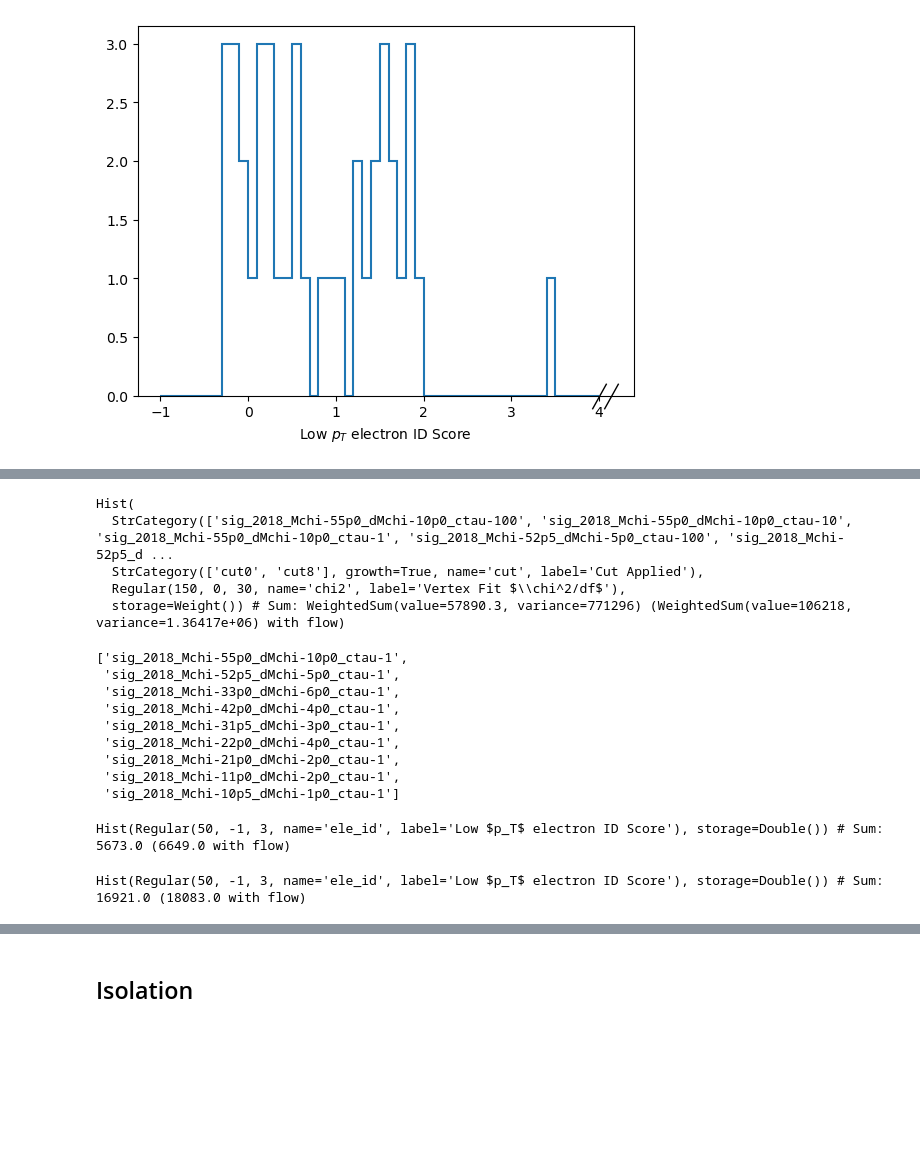
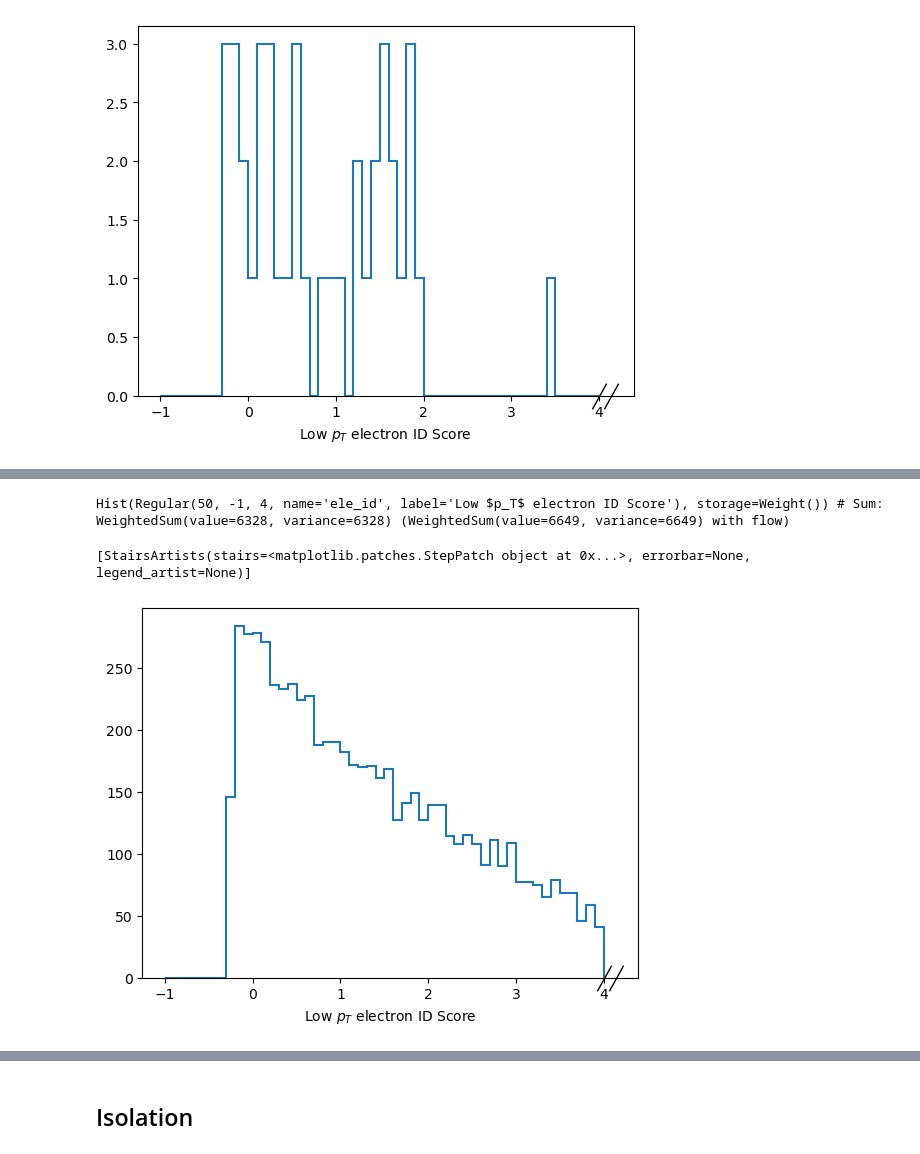
Before and after one commit to liviakong/iDMe, a Jupyter notebook: python_analysis/studies/electronID/histograms.ipynb, the cells around one changed output, grey strips where cells are left out. Cells and saved outputs as stored; diff of their text form; code cells hidden in the pictures; blank space fills up the shorter version.

Commit message:
low pt electron id

```diff
--- a/python_analysis/studies/electronID/histograms.ipynb
+++ b/python_analysis/studies/electronID/histograms.ipynb
@@ -54,35 +69,12 @@ for h in histograms:
-# %%
-sig["sel_vtx_chi2"]
-# %% [output]
-Hist(
-  StrCategory(['sig_2018_Mchi-55p0_dMchi-10p0_ctau-100', 'sig_2018_Mchi-55p0_dMchi-10p0_ctau-10', 'sig_2018_Mchi-55p0_dMchi-10p0_ctau-1', 'sig_2018_Mchi-52p5_dMchi-5p0_ctau-100', 'sig_2018_Mchi-52p5_d ...
-  StrCategory(['cut0', 'cut8'], growth=True, name='cut', label='Cut Applied'),
-  Regular(150, 0, 30, name='chi2', label='Vertex Fit $\\chi^2/df$'),
-  storage=Weight()) # Sum: WeightedSum(value=57890.3, variance=771296) (WeightedSum(value=106218, variance=1.36417e+06) with flow)
-# %%
-h.axes[0]
-selected_h = [s for s in [h.axes[0].bin(i) for i in range(len(h.axes[0].widths))] if s.split("_")[-1] == "ctau-1"]
-selected_h
-# %% [output]
-['sig_2018_Mchi-55p0_dMchi-10p0_ctau-1',
- 'sig_2018_Mchi-52p5_dMchi-5p0_ctau-1',
- 'sig_2018_Mchi-33p0_dMchi-6p0_ctau-1',
- 'sig_2018_Mchi-42p0_dMchi-4p0_ctau-1',
- 'sig_2018_Mchi-31p5_dMchi-3p0_ctau-1',
- 'sig_2018_Mchi-22p0_dMchi-4p0_ctau-1',
- 'sig_2018_Mchi-21p0_dMchi-2p0_ctau-1',
- 'sig_2018_Mchi-11p0_dMchi-2p0_ctau-1',
- 'sig_2018_Mchi-10p5_dMchi-1p0_ctau-1']
-# %%
-h = sig["lowPtElectron_ID"]
-h[{"samp":selected_h,"cut":"cut0"}][{"samp":sum}]
-# %% [output]
-Hist(Regular(50, -1, 3, name='ele_id', label='Low $p_T$ electron ID Score'), storage=Double()) # Sum: 5673.0 (6649.0 with flow)
-# %%
-h.axes[0]
-selected_h = [s for s in [h.axes[0].bin(i) for i in range(len(h.axes[0].widths))] if s.split("_")[-1] == "ctau-100"]
-
-h = sig["lowPtElectron_ID"]
-h[{"samp":selected_h,"cut":"cut0"}][{"samp":sum}]
-# %% [output]
-Hist(Regular(50, -1, 3, name='ele_id', label='Low $p_T$ electron ID Score'), storage=Double()) # Sum: 16921.0 (18083.0 with flow)
+# %%
+h = sig["lowPtElectron_ID"]
+select_ctau1 = [s for s in [h.axes[0].bin(i) for i in range(len(h.axes[0].widths))] if s.split("_")[-1] == "ctau-1"]
+hist_ctau1 = h[{"samp":select_ctau1,"cut":"cut0"}][{"samp":sum}]
+hist_ctau1
+# %% [output]
+Hist(Regular(50, -1, 4, name='ele_id', label='Low $p_T$ electron ID Score'), storage=Weight()) # Sum: WeightedSum(value=6328, variance=6328) (WeightedSum(value=6649, variance=6649) with flow)
+# %%
+hist_ctau1.plot1d(yerr=False)
+# %% [output]
+[StairsArtists(stairs=<matplotlib.patches.StepPatch object at 0x...>, errorbar=None, legend_artist=None)]
+[figure, added]
```
Also changed, not shown: parts of 7 cells of this notebook, 2 other files.
